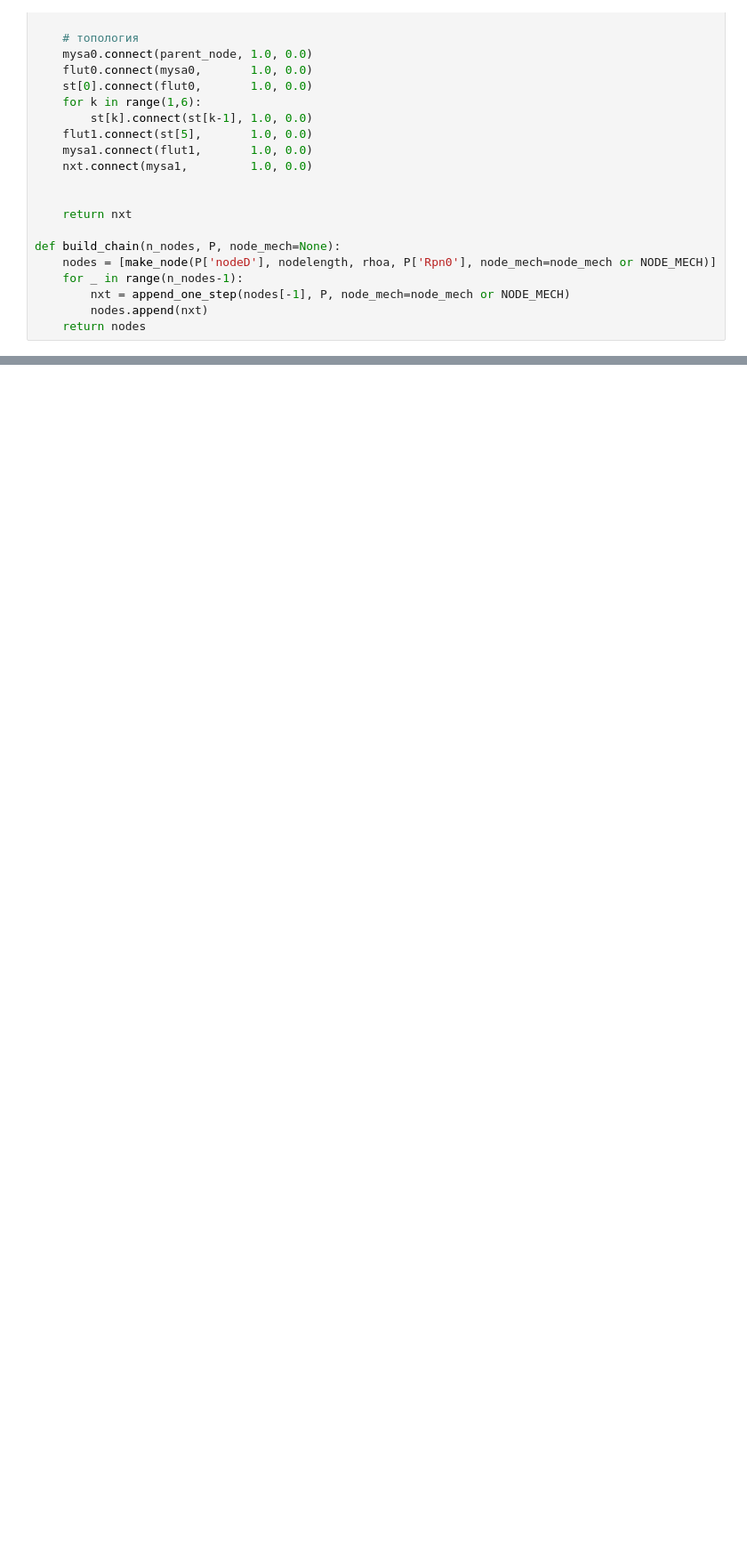
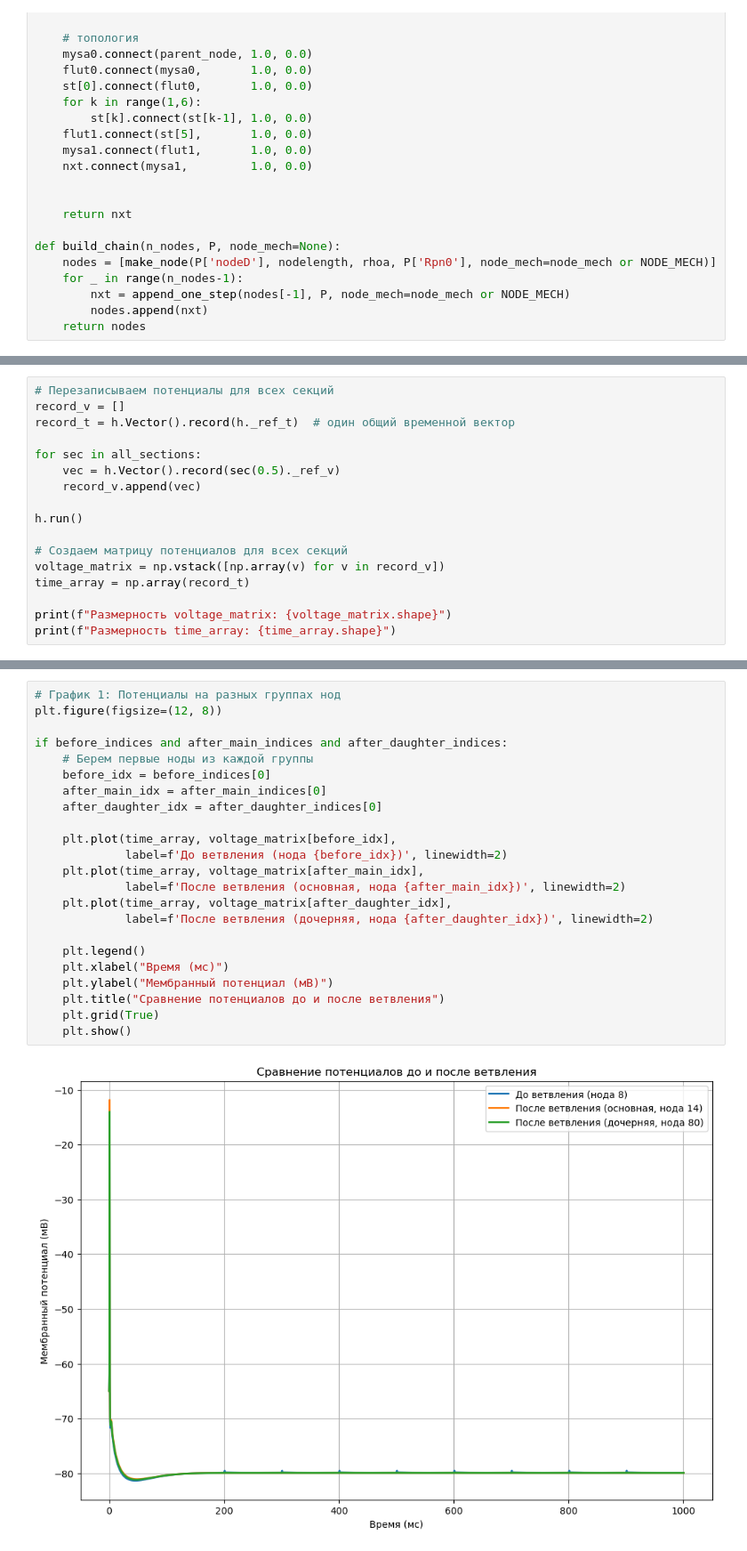
Before and after one commit to Nivahn/peripheral_nerve_model, a Jupyter notebook: Other_models/MRG_model/MRGaxon/Branching_MRG.ipynb, the cells around one changed output, grey strips where cells are left out. Shown at 89% size. Drawn from its saved outputs; the diff is of its cells as text; blank space fills up the shorter version.

```diff
--- a/Other_models/MRG_model/MRGaxon/Branching_MRG.ipynb
+++ b/Other_models/MRG_model/MRGaxon/Branching_MRG.ipynb
@@ -633,0 +865,17 @@ plt.show()
+# %%
+# Перезаписываем потенциалы для всех секций
+record_v = []
+record_t = h.Vector().record(h._ref_t)  # один общий временной вектор
+
+for sec in all_sections:
+    vec = h.Vector().record(sec(0.5)._ref_v)
+    record_v.append(vec)
+
+h.run()
+
+# Создаем матрицу потенциалов для всех секций
+voltage_matrix = np.vstack([np.array(v) for v in record_v])
+time_array = np.array(record_t)
+
+print(f"Размерность voltage_matrix: {voltage_matrix.shape}")
+print(f"Размерность time_array: {time_array.shape}")
@@ -633,0 +885,25 @@ plt.show()
+# %%
+# График 1: Потенциалы на разных группах нод
+plt.figure(figsize=(12, 8))
+
+if before_indices and after_main_indices and after_daughter_indices:
+    # Берем первые ноды из каждой группы
+    before_idx = before_indices[0]
+    after_main_idx = after_main_indices[0]
+    after_daughter_idx = after_daughter_indices[0]
+
+    plt.plot(time_array, voltage_matrix[before_idx],
+             label=f'До ветвления (нода {before_idx})', linewidth=2)
+    plt.plot(time_array, voltage_matrix[after_main_idx],
+             label=f'После ветвления (основная, нода {after_main_idx})', linewidth=2)
+    plt.plot(time_array, voltage_matrix[after_daughter_idx],
+             label=f'После ветвления (дочерняя, нода {after_daughter_idx})', linewidth=2)
+
+    plt.legend()
+    plt.xlabel("Время (мс)")
+    plt.ylabel("Мембранный потенциал (мВ)")
+    plt.title("Сравнение потенциалов до и после ветвления")
+    plt.grid(True)
+    plt.show()
+# %% [output]
+[figure, added]
```
Also changed, not shown: parts of 21 cells of this notebook, 2 other files.
